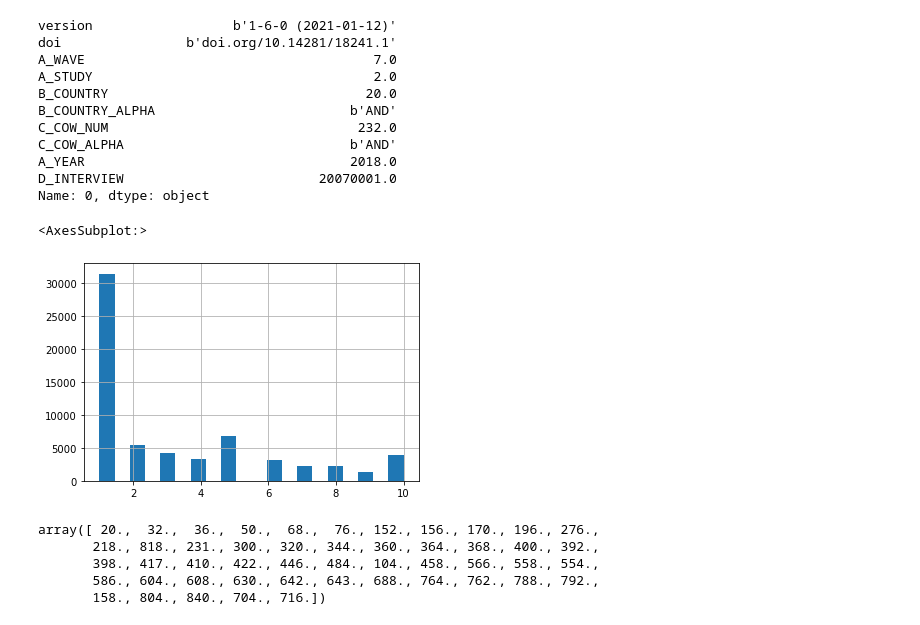
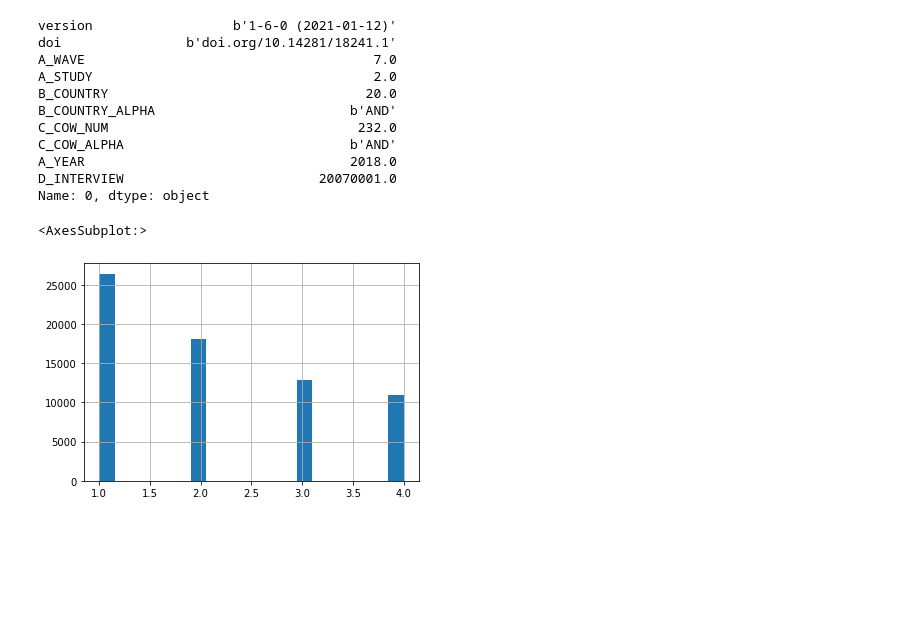
Before and after one commit to vmccready/world-values-analysis, a Jupyter notebook: exploration.ipynb, the cells around one changed output. Saved outputs shown, nothing was run; the diff lists cells and outputs as text; code cells hidden in the pictures; blank space fills up the shorter version.

```diff
--- a/exploration.ipynb
+++ b/exploration.ipynb
@@ -45,18 +46,10 @@ A_YEAR                                  2018.0
 D_INTERVIEW                         20070001.0
 Name: 0, dtype: object
 # %%
-data['Q193'].hist(bins=20)
+data['Q142'].hist(bins=20)
 # %% [output]
 <AxesSubplot:>
-[figure, old version]
+[figure, new version]
-# %%
-data.loc[:,'B_COUNTRY'].unique()
-# %% [output]
-array([ 20.,  32.,  36.,  50.,  68.,  76., 152., 156., 170., 196., 276.,
-       218., 818., 231., 300., 320., 344., 360., 364., 368., 400., 392.,
-       398., 417., 410., 422., 446., 484., 104., 458., 566., 558., 554.,
-       586., 604., 608., 630., 642., 643., 688., 764., 762., 788., 792.,
-       158., 804., 840., 704., 716.])
 # %%
 drop = ['version', 'doi', 'A_WAVE', 'A_STUDY', 'B_COUNTRY_ALPHA']
 data.drop(drop,axis=1)
```
Also changed, not shown: parts of 29 cells of this notebook.
